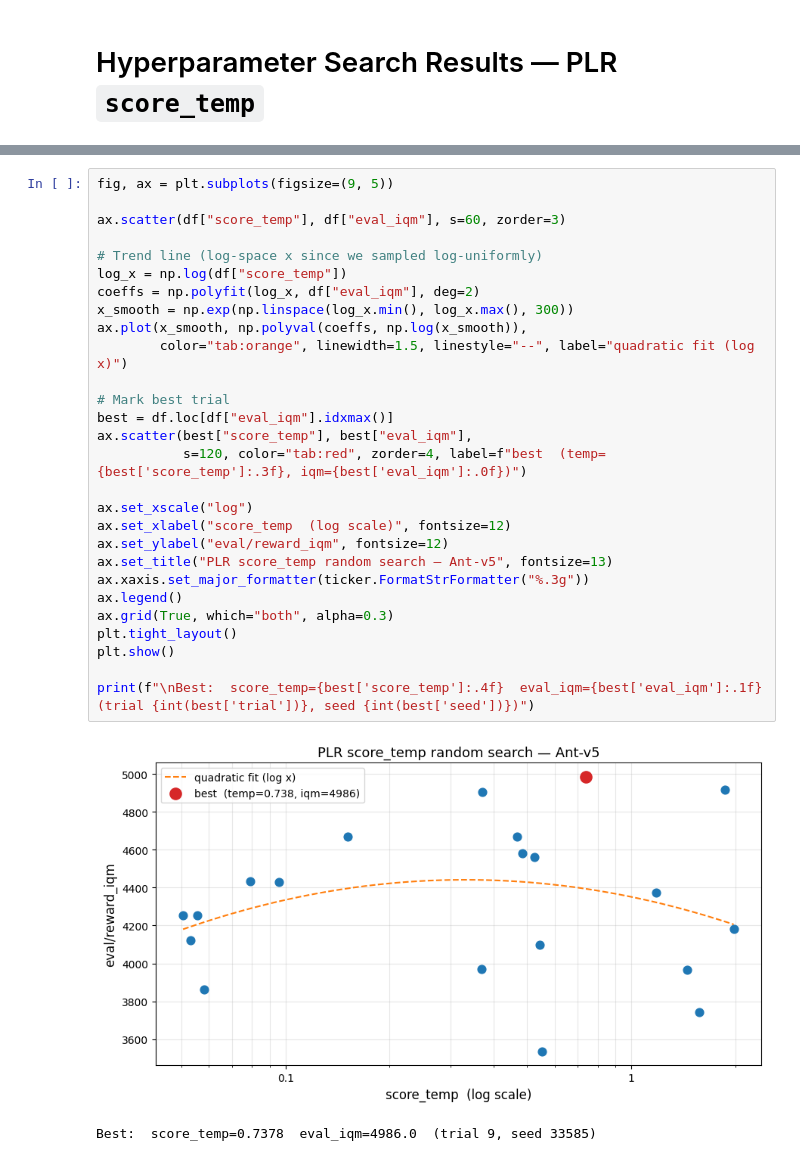
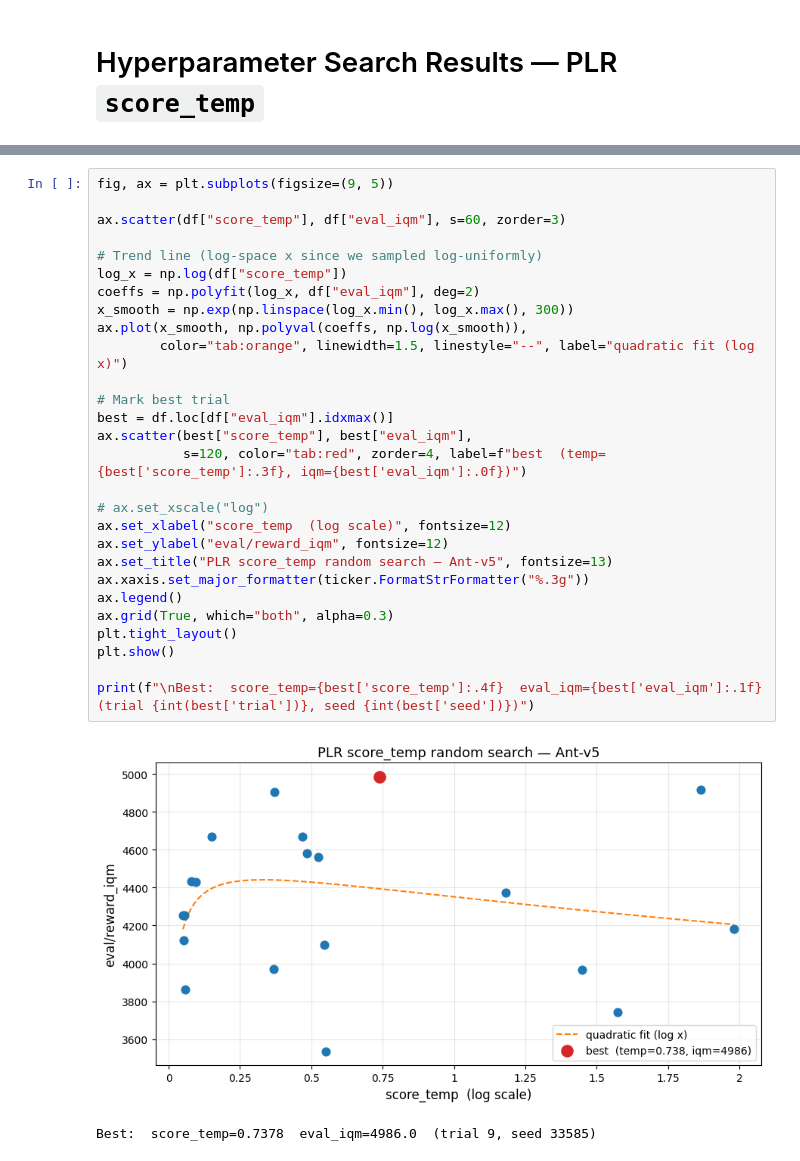
Before and after one commit to Jazhyc/nsgym-solution, a Jupyter notebook: notebooks/hparam_results.ipynb, the cells around one changed output, grey strips where cells are left out. Cells and saved outputs as stored; diff of their text form.

```diff
--- a/notebooks/hparam_results.ipynb
+++ b/notebooks/hparam_results.ipynb
@@ -17,31 +35,31 @@ df[["trial", "seed", "score_temp", "eval_iqm"]]
 # %%
 fig, ax = plt.subplots(figsize=(9, 5))
 
 ax.scatter(df["score_temp"], df["eval_iqm"], s=60, zorder=3)
 
 # Trend line (log-space x since we sampled log-uniformly)
 log_x = np.log(df["score_temp"])
 coeffs = np.polyfit(log_x, df["eval_iqm"], deg=2)
 x_smooth = np.exp(np.linspace(log_x.min(), log_x.max(), 300))
 ax.plot(x_smooth, np.polyval(coeffs, np.log(x_smooth)),
         color="tab:orange", linewidth=1.5, linestyle="--", label="quadratic fit (log x)")
 
 # Mark best trial
 best = df.loc[df["eval_iqm"].idxmax()]
 ax.scatter(best["score_temp"], best["eval_iqm"],
            s=120, color="tab:red", zorder=4, label=f"best  (temp={best['score_temp']:.3f}, iqm={best['eval_iqm']:.0f})")
 
-ax.set_xscale("log")
+# ax.set_xscale("log")
 ax.set_xlabel("score_temp  (log scale)", fontsize=12)
 ax.set_ylabel("eval/reward_iqm", fontsize=12)
 ax.set_title("PLR score_temp random search — Ant-v5", fontsize=13)
 ax.xaxis.set_major_formatter(ticker.FormatStrFormatter("%.3g"))
 ax.legend()
 ax.grid(True, which="both", alpha=0.3)
 plt.tight_layout()
 plt.show()
 
 print(f"\nBest:  score_temp={best['score_temp']:.4f}  eval_iqm={best['eval_iqm']:.1f}  (trial {int(best['trial'])}, seed {int(best['seed'])})")
 # %% [output]
-[figure, old version]
+[figure, new version]
 Best:  score_temp=0.7378  eval_iqm=4986.0  (trial 9, seed 33585)
```
Also changed, not shown: parts of 1 cell of this notebook, 3 other files.
